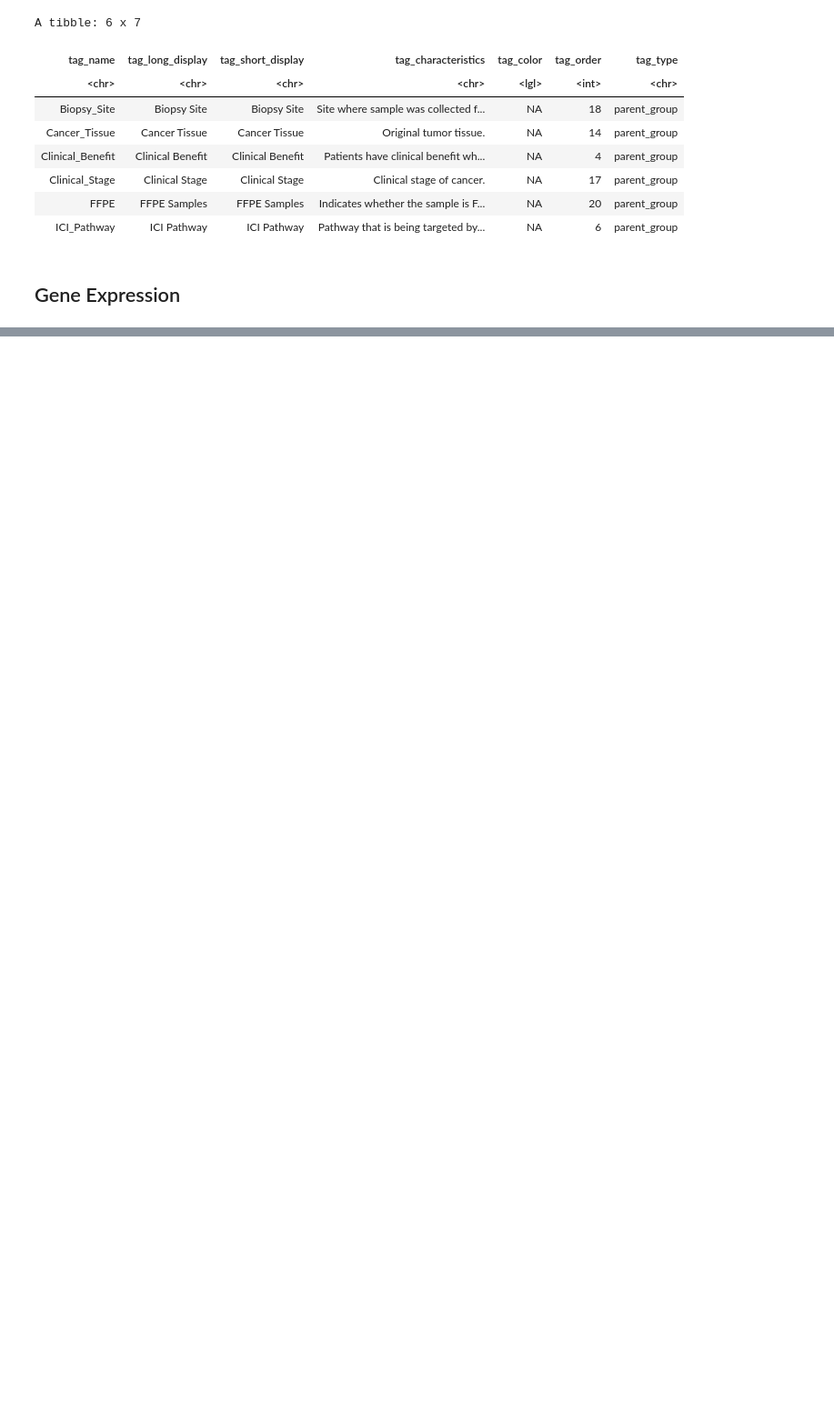
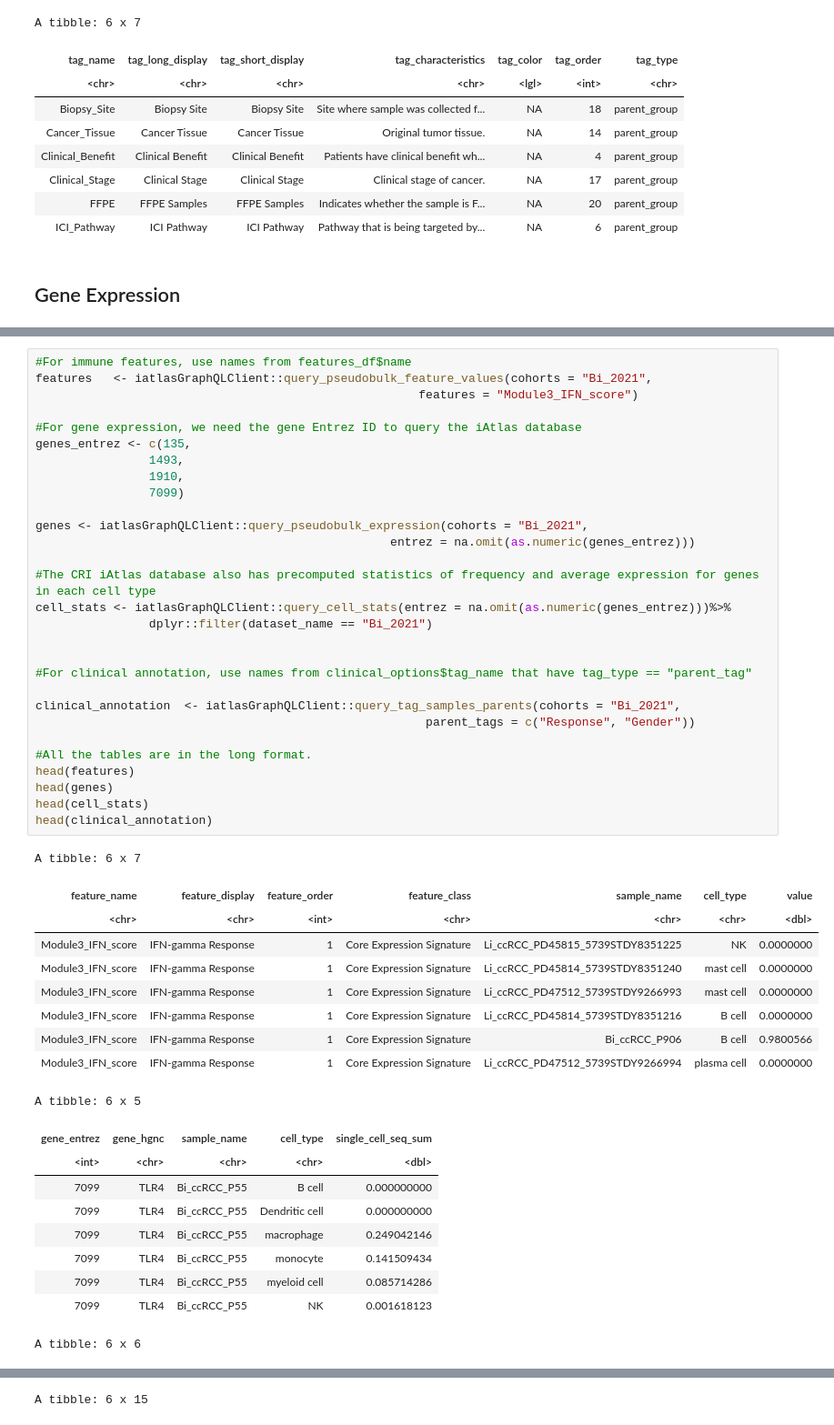
Before and after one commit to CRI-iAtlas/iatlas-notebooks, a Jupyter notebook: query_iatlas_single_cell_datasets.ipynb, the cells around one changed output, grey strips where cells are left out. Shown: that part at 91% size. Drawn from its saved outputs; the diff is of its cells as text; blank space fills up the shorter version.

```diff
--- a/query_iatlas_single_cell_datasets.ipynb
+++ b/query_iatlas_single_cell_datasets.ipynb
@@ -101,0 +128,49 @@ ERROR: Error: Gateway Timeout (HTTP 504)
+# %%
+#For immune features, use names from features_df$name
+features   <- iatlasGraphQLClient::query_pseudobulk_feature_values(cohorts = "Bi_2021",
+                                                      features = "Module3_IFN_score")
+
+#For gene expression, we need the gene Entrez ID to query the iAtlas database
+genes_entrez <- c(135,
+                1493,
+                1910,
+                7099)
+
+genes <- iatlasGraphQLClient::query_pseudobulk_expression(cohorts = "Bi_2021",
+                                                  entrez = na.omit(as.numeric(genes_entrez)))
+
+#The CRI iAtlas database also has precomputed statistics of frequency and average expression for genes in each cell type
+cell_stats <- iatlasGraphQLClient::query_cell_stats(entrez = na.omit(as.numeric(genes_entrez)))%>%
+                dplyr::filter(dataset_name == "Bi_2021")
+
+
+#For clinical annotation, use names from clinical_options$tag_name that have tag_type == "parent_tag"
+
+clinical_annotation  <- iatlasGraphQLClient::query_tag_samples_parents(cohorts = "Bi_2021",
+                                                       parent_tags = c("Response", "Gender"))
+
+#All the tables are in the long format.
+head(features)
+head(genes)
+head(cell_stats)
+head(clinical_annotation)
+# %% [output]
+A tibble: 6 x 7
+| feature_name | feature_display | feature_order | feature_class | sample_name | cell_type | value |
+| <chr> | <chr> | <int> | <chr> | <chr> | <chr> | <dbl> |
+| Module3_IFN_score | IFN-gamma Response | 1 | Core Expression Signature | Li_ccRCC_PD45815_5739STDY8351225 | NK | 0.0000000 |
+| Module3_IFN_score | IFN-gamma Response | 1 | Core Expression Signature | Li_ccRCC_PD45814_5739STDY8351240 | mast cell | 0.0000000 |
+| Module3_IFN_score | IFN-gamma Response | 1 | Core Expression Signature | Li_ccRCC_PD47512_5739STDY9266993 | mast cell | 0.0000000 |
+| Module3_IFN_score | IFN-gamma Response | 1 | Core Expression Signature | Li_ccRCC_PD45814_5739STDY8351216 | B cell | 0.0000000 |
+| Module3_IFN_score | IFN-gamma Response | 1 | Core Expression Signature | Bi_ccRCC_P906 | B cell | 0.9800566 |
+| Module3_IFN_score | IFN-gamma Response | 1 | Core Expression Signature | Li_ccRCC_PD47512_5739STDY9266994 | plasma cell | 0.0000000 |
+A tibble: 6 x 5
+| gene_entrez | gene_hgnc | sample_name | cell_type | single_cell_seq_sum |
+| <int> | <chr> | <chr> | <chr> | <dbl> |
+| 7099 | TLR4 | Bi_ccRCC_P55 | B cell | 0.000000000 |
+| 7099 | TLR4 | Bi_ccRCC_P55 | Dendritic cell | 0.000000000 |
+| 7099 | TLR4 | Bi_ccRCC_P55 | macrophage | 0.249042146 |
+| 7099 | TLR4 | Bi_ccRCC_P55 | monocyte | 0.141509434 |
+| 7099 | TLR4 | Bi_ccRCC_P55 | myeloid cell | 0.085714286 |
+| 7099 | TLR4 | Bi_ccRCC_P55 | NK | 0.001618123 |
+A tibble: 6 x 6
@@ -101,0 +185 @@ ERROR: Error: Gateway Timeout (HTTP 504)
+A tibble: 6 x 15
```
Also changed, not shown: parts of 6 cells of this notebook.
